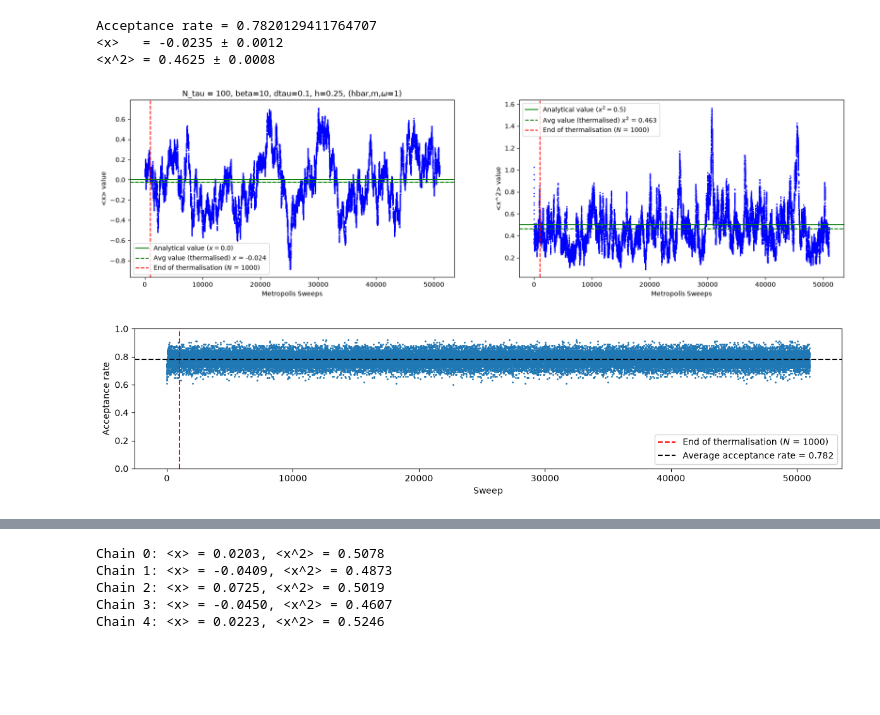
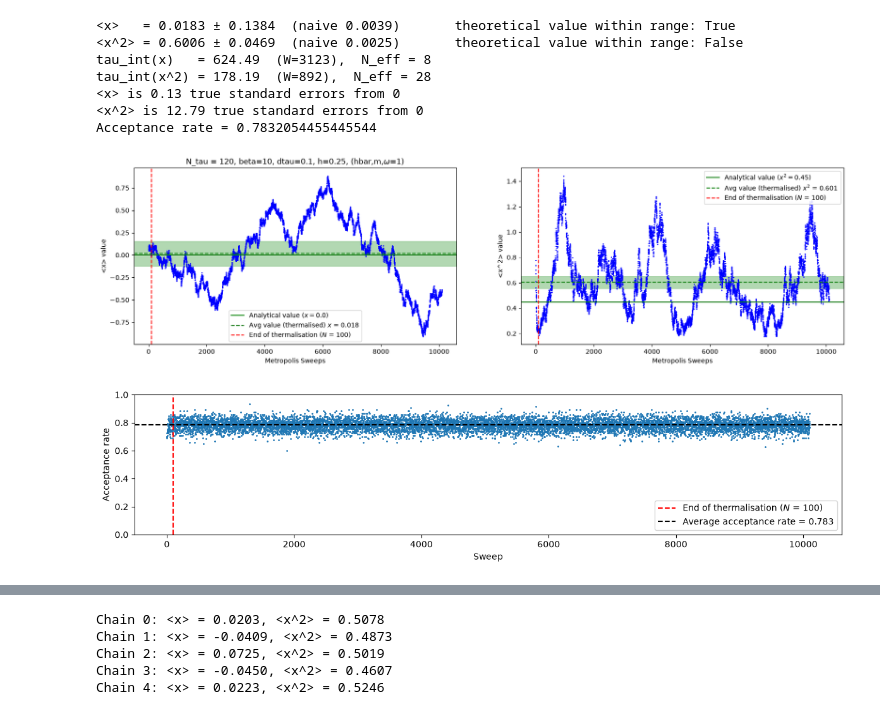
Before and after one commit to phillyyymcd/SHP_QuantumHarmonicOscillator, a Jupyter notebook: SHP_structured.ipynb, the cells around one changed output, grey strips where cells are left out. Drawn from its saved outputs; the diff is of its cells as text; code cells hidden in the pictures; blank space fills up the shorter version.

Commit message:
20/10 change after meeting, changed x_2 analytical and made naive/auto plot the same

```diff
--- a/SHP_structured.ipynb
+++ b/SHP_structured.ipynb
@@ -99,18 +100,29 @@ def integrated_auto_correlation(a, c=5):
 # %%
 #Defining Parameters
 h = 0.25 #step size
-m = omega = hbar = 1 #ensuring dimensionless varianbles
+m  = hbar = 1 #ensuring dimensionless varianbles
+omega = 1
 N_tau = 100 #size of the lattice
 beta = 10
 delta_tau = beta / N_tau
-N_therm = 1000 #how many of the first sweeps are discarded
-N_sweeps = 50000 #how many passes are repeated
+N_therm = 100 #how many of the first sweeps are discarded
+N_sweeps = 10000 #how many passes are repeated
 
 #Initialising
 x = []
 x_2 = []
 x_analytical = 0.0
-x_2_analytical = hbar / (2*m*omega) * (1 / np.tanh(beta*hbar*omega/2))
+#x_2_analytical = hbar / (2*m*omega) * (1 / np.tanh(beta*hbar*omega/2)) #should be roughly equivalent to 0.5
+
+
+m_tilde = 1.0
+omega_tilde = 1.0
+N_tau = 120
+
+R = 1 + (omega**2/2) - omega*(np.sqrt(1+omega**2/4))
+
+x_2_analytical = (1 / (2*m*omega*np.sqrt(1+omega**2/4))) * ((1+R**(N_tau))/(1-R**N_tau))
+
 path = np.random.randn(N_tau)
 total_acc_rate = []
 
@@ -128,10 +140,25 @@ total_acc_rate = np.array(total_acc_rate)
 
 x_mean, x_naive_error = np.mean(x_thermalised), naive_error(x_thermalised)
 x_2_mean, x_2_naive_error = np.mean(x_2_thermalised), naive_error(x_2_thermalised)
+tau_x,  W_x,  C_x,  tau_run_x  = integrated_auto_correlation(x_thermalised)
+tau_x_2, W_x_2, C_x_2, tau_run_x_2 = integrated_auto_correlation(x_2_thermalised)
 
+#2*tau=1+2*A
+x_true_error = x_naive_error * np.sqrt(2*tau_x)
+x_2_true_error = x_2_naive_error * np.sqrt(2*tau_x_2)
+
+x_truth_value = (x_mean - x_true_error <= 0 <= x_mean + x_true_error)
+x_2_truth_value = (x_2_mean - x_2_true_error <= x_2_analytical <= x_2_mean + x_2_true_error)
+
+print(f"<x>   = {x_mean:.4f} ± {x_true_error:.4f}  (naive {x_naive_error:.4f}) \
+      theoretical value within range: {x_truth_value}")
+print(f"<x^2> = {x_2_mean:.4f} ± {x_2_true_error:.4f}  (naive {x_2_naive_error:.4f}) \
+      theoretical value within range: {x_2_truth_value}")
+print(f"tau_int(x)   = {tau_x:.2f}  (W={W_x}),  N_eff = {N_sweeps/(2*tau_x):.0f}")
+print(f"tau_int(x^2) = {tau_x_2:.2f}  (W={W_x_2}),  N_eff = {N_sweeps/(2*tau_x_2):.0f}")
+print(f"<x> is {abs(x_mean)/x_true_error:.2f} true standard errors from 0")
+print(f"<x^2> is {(abs(x_2_mean)-(x_mean)**2)/x_2_true_error:.2f} true standard errors from 0")
 print(f"Acceptance rate = {np.mean(total_acc_rate)}")
-print(f"<x>   = {x_mean:.4f} ± {x_naive_error:.4f}")
-print(f"<x^2> = {x_2_mean:.4f} ± {x_2_naive_error:.4f}")
 
 # Expectation values vs. sweeps
 sweeps = np.arange(len(x))
@@ -143,37 +170,41 @@ ax[0].set_ylabel("<x> value")
 ax[0].axhline(y=x_analytical, color='g', linestyle='-', label = f"Analytical value ($x={x_analytical}$)")
 ax[0].axhline(y=np.mean(x_thermalised), color='g', linestyle='--', label = f"Avg value (thermalised) $x$ = {np.round(np.mean(x_thermalised), decimals=3)}")
 ax[0].axvline(N_therm, color='r', linestyle='--', label = f"End of thermalisation ($N$ = {N_therm})")
 ax[0].set_title(rf"N_tau = {N_tau}, beta={beta}, dtau={delta_tau}, h={h}, (hbar,m,$\omega$={m})")
 ax[0].legend()
 
 ax[1].plot(sweeps, x_2, 'o', color="blue", markersize=1)
 ax[1].set_xlabel("Metropolis Sweeps")
 ax[1].set_ylabel("<x^2> value")
 #ax[1].set_ylim(0.4, 0.6)
 ax[1].axhline(y=x_2_analytical, color='g', linestyle='-', label = f"Analytical value ($x^2={np.round(x_2_analytical, 2)}$)")
 ax[1].axhline(y=np.mean(x_2_thermalised), color='g', linestyle='--', label = f"Avg value (thermalised) $x^2$ = {np.round(np.mean(x_2_thermalised), decimals=3)}")
 ax[1].axvline(N_therm, color='r', linestyle='--', label = f"End of thermalisation ($N$ = {N_therm})")
 ax[1].legend()
 
 #error bands
-ax[0].axhspan(x_mean - x_naive_error, x_mean + x_naive_error, color="green", alpha=0.3)
-ax[1].axhspan(x_2_mean - x_2_naive_error, x_2_mean + x_2_naive_error, color="green", alpha=0.3)
+ax[0].axhspan(x_mean - x_true_error, x_mean + x_true_error, color="green", alpha=0.3)
+ax[1].axhspan(x_2_mean - x_2_true_error, x_2_mean + x_2_true_error, color="green", alpha=0.3)
 
 # Acceptance rate
 plt.figure(figsize=(12,3))
 plt.plot(total_acc_rate, '.', markersize=2)
 plt.axvline(N_therm, color='red', linestyle='--', label = f"End of thermalisation ($N$ = {N_therm})")
 plt.axhline(np.mean(total_acc_rate), linestyle='--', color='black', label=f"Average acceptance rate = {np.round(np.mean(total_acc_rate), decimals=3)}")
 plt.ylim(0,1)
 plt.xlabel("Sweep")
 plt.ylabel("Acceptance rate")
 plt.legend()
 
 plt.tight_layout()
 plt.show()
 # %% [output]
-Acceptance rate = 0.7820129411764707
-<x>   = -0.0235 ± 0.0012
-<x^2> = 0.4625 ± 0.0008
+<x>   = 0.0183 ± 0.1384  (naive 0.0039)       theoretical value within range: True
+<x^2> = 0.6006 ± 0.0469  (naive 0.0025)       theoretical value within range: False
+tau_int(x)   = 624.49  (W=3123),  N_eff = 8
+tau_int(x^2) = 178.19  (W=892),  N_eff = 28
+<x> is 0.13 true standard errors from 0
+<x^2> is 12.79 true standard errors from 0
+Acceptance rate = 0.7832054455445544
-[figure, old version]
+[figure, new version]
-[figure, old version]
+[figure, new version]
```
Also changed, not shown: parts of 5 cells of this notebook.
